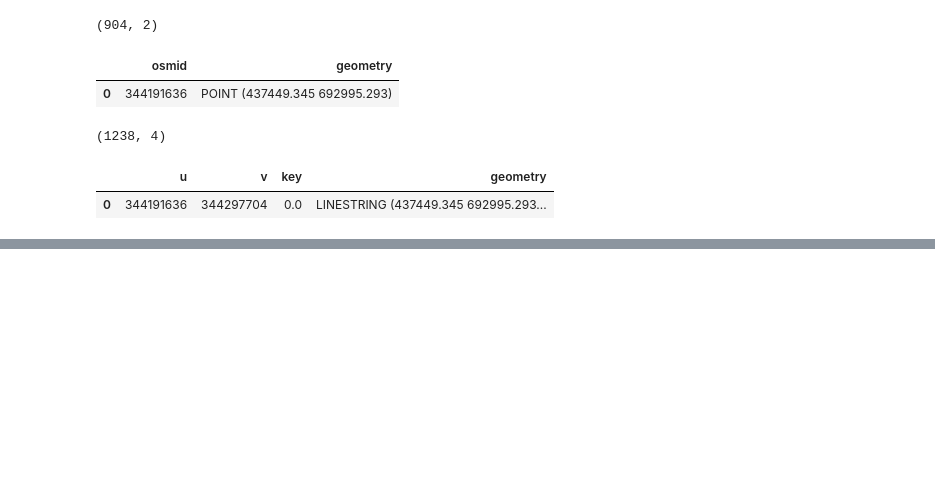
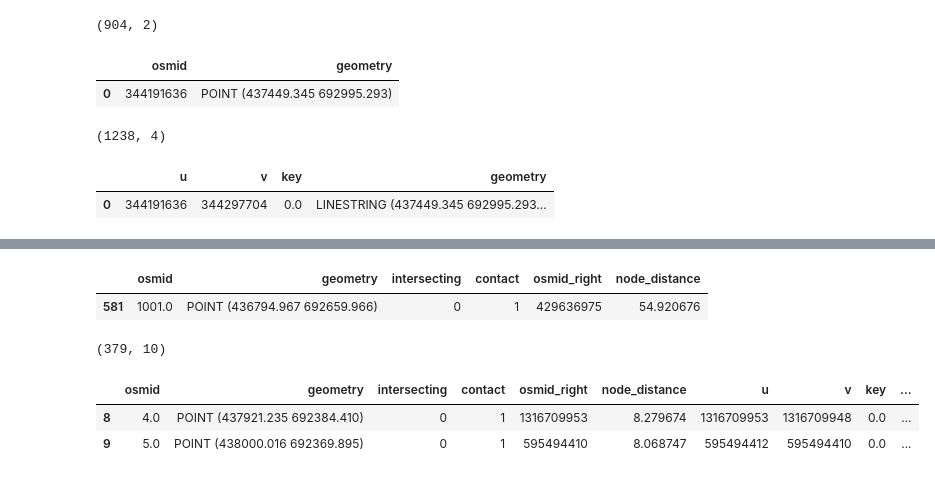
Before and after one commit to Observatorio-Ciudades/accesibilidad-urbana, a Jupyter notebook: notebooks/projects/volvo/09_tessellations_boeing_ntw_join_pt2.ipynb, the cells around one changed output, grey strips where cells are left out. Cells and saved outputs as stored; diff of their text form; code cells hidden in the pictures; blank space fills up the shorter version.

Commit message:
ntwjoin_wip11_intersectionfunct_nearest

```diff
--- a/notebooks/projects/volvo/09_tessellations_boeing_ntw_join_pt2.ipynb
+++ b/notebooks/projects/volvo/09_tessellations_boeing_ntw_join_pt2.ipynb
@@ -735,0 +1074,6 @@ u_node.plot(ax=ax)
+# %%
+ntw_01_nodes, ntw_01_edges, ntw_02_nodes, ntw_02_edges = networks_intersection(ntw_01_nodes = boeing_nodes,
+                                                                               ntw_01_edges = boeing_edges,
+                                                                               ntw_02_nodes = comp_uncovered_nodes,
+                                                                               ntw_02_edges = comp_uncovered_edges,
+                                                                               projected_crs = projected_crs)
@@ -735,0 +1155,7 @@ u_node.plot(ax=ax)
+# %%
+# Find nearest nodes and nearest edges to each contact node
+contact_nodes = ntw_02_nodes.loc[idx].copy()
+
+# Show
+print(contact_nodes.shape)
+contact_nodes.head(2)
@@ -735,0 +1172,11 @@ u_node.plot(ax=ax)
+# %%
+# Calculate nearest nodes
+nearest_nodes = gpd.sjoin_nearest(contact_nodes, ntw_01_nodes, distance_col='node_distance')
+# Merge nearest data
+contact_nodes_1 = contact_nodes.merge(nearest_nodes[['osmid_right','node_distance']],left_index=True,right_index=True,how='outer')
+# Save disk space
+del nearest_nodes
+
+# Show
+print(contact_nodes_1.shape)
+contact_nodes_1.head(2)
@@ -735,0 +1188,26 @@ u_node.plot(ax=ax)
+# %%
+contact_nodes_1.loc[contact_nodes_1.osmid == 1001]
+# %% [output]
+|  | osmid | geometry | intersecting | contact | osmid_right | node_distance |
+| 581 | 1001.0 | POINT (436794.967 692659.966) | 0 | 1 | 429636975 | 54.920676 |
+# %%
+# Nearest edges
+nearest_edges = gpd.sjoin_nearest(contact_nodes, ntw_01_edges, distance_col='edge_distance')
+# It is unlikely that two edges are exacly at the same distance,
+# unless they are at the same distance because they meet at a node.
+# Keep the first occurance
+nearest_edges = nearest_edges.drop_duplicates(subset='osmid')
+
+# Merge nearest data
+contact_nodes_2 = contact_nodes_1.merge(nearest_edges[['u','v','key','edge_distance']],left_index=True,right_index=True,how='outer')
+# Save disk space
+del nearest_edges
+
+# Show
+print(contact_nodes_2.shape)
+contact_nodes_2.head(2)
+# %% [output]
+(379, 10)
+|  | osmid | geometry | intersecting | contact | osmid_right | node_distance | u | v | key | ... |
+| 8 | 4.0 | POINT (437921.235 692384.410) | 0 | 1 | 1316709953 | 8.279674 | 1316709953 | 1316709948 | 0.0 | ... |
+| 9 | 5.0 | POINT (438000.016 692369.895) | 0 | 1 | 595494410 | 8.068747 | 595494412 | 595494410 | 0.0 | ... |
```
Also changed, not shown: parts of 44 cells of this notebook.
